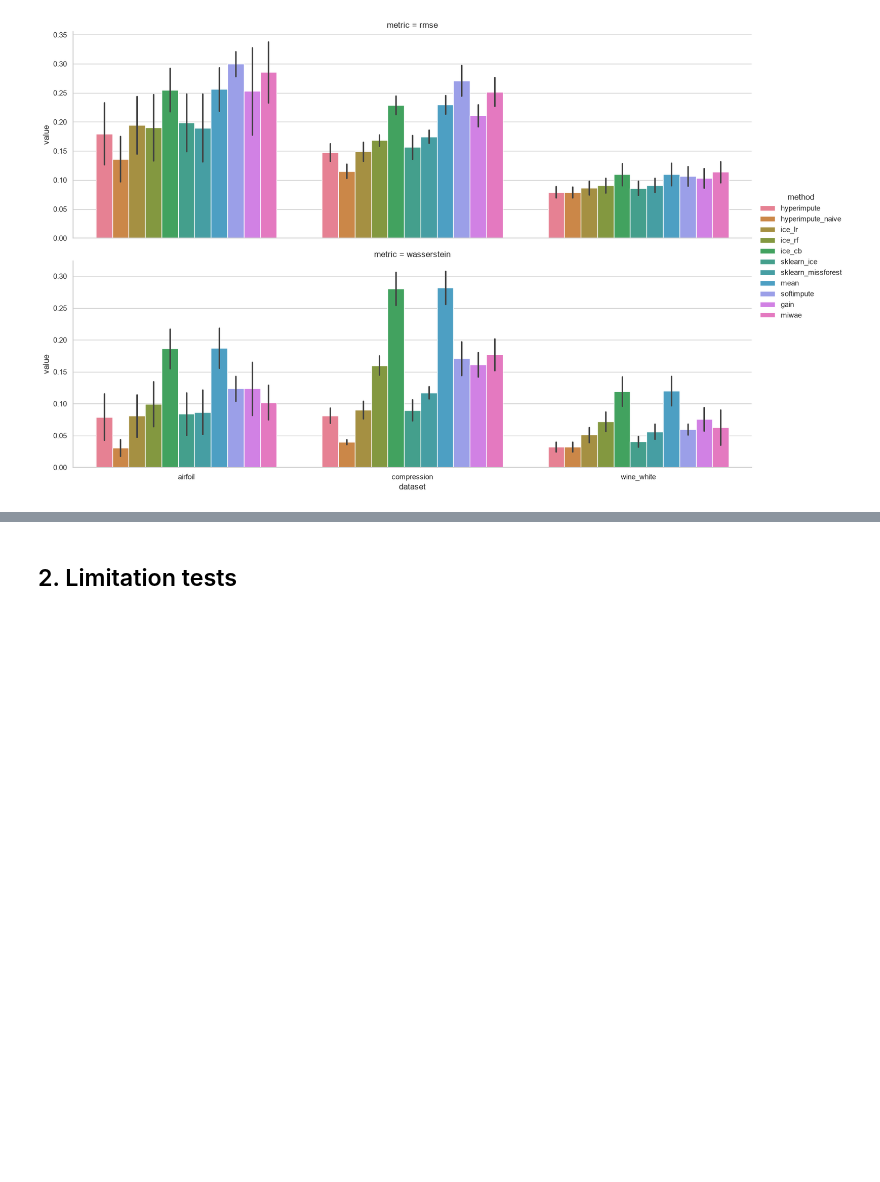
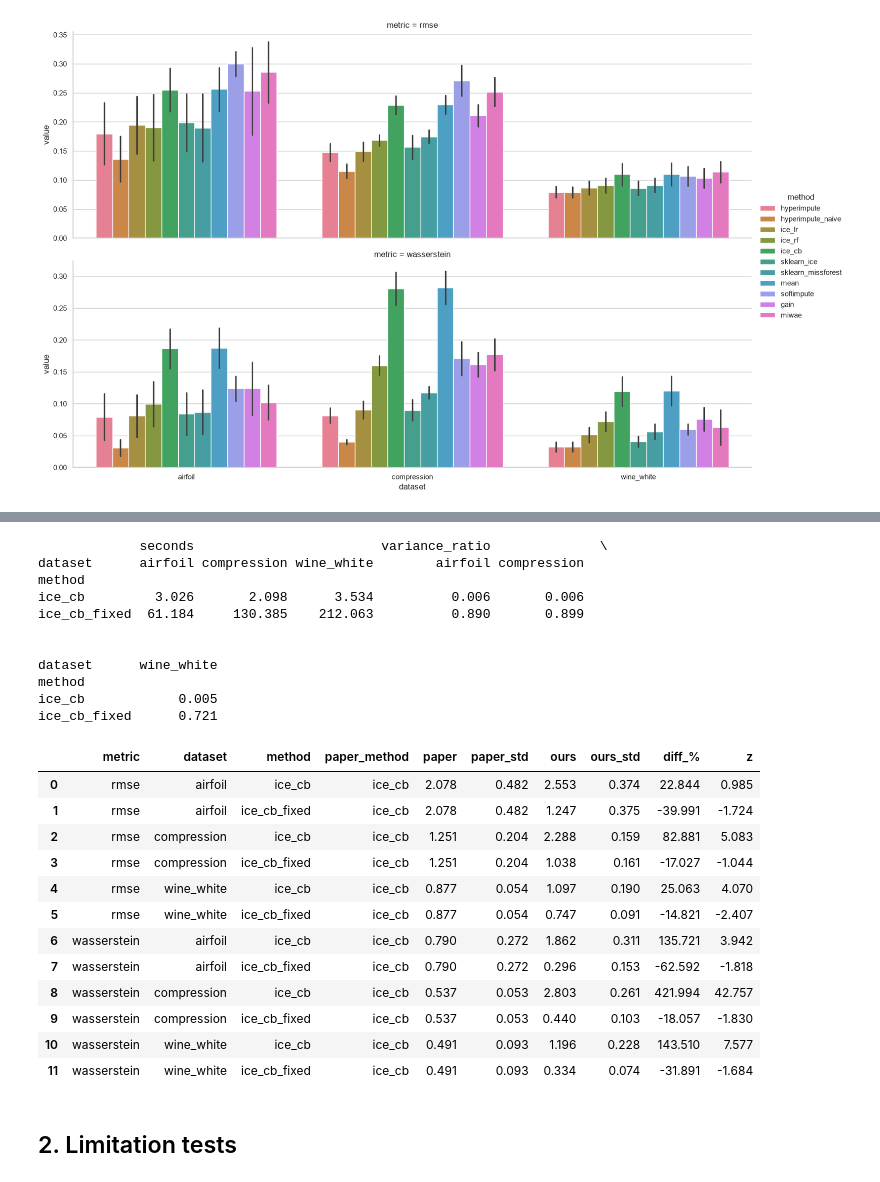
Before and after one commit to YannKleees/hyperreimpute, a Jupyter notebook: reproduction.ipynb, the cells around one changed output, grey strips where cells are left out. Drawn from its saved outputs; the diff is of its cells as text; code cells hidden in the pictures; blank space fills up the shorter version.

```diff
--- a/reproduction.ipynb
+++ b/reproduction.ipynb
@@ -53,3 +80,34 @@ main.pivot_table(["rmse", "wasserstein"], "method", "dataset").round(3)
+# %%
+cb_fixed = ex.cb_fixed_experiment()
+catboost = pd.concat([main, cb_fixed]).query("method in ['ice_cb', 'ice_cb_fixed']")
+# median seconds: a few ice_cb_fixed runs include time the laptop spent in standby
+print(catboost.pivot_table(["variance_ratio", "seconds"], "method", "dataset", aggfunc="median").round(3))
+ex.paper_comparison(catboost).round(3)
+# %% [output]
+             seconds                        variance_ratio              \
+dataset      airfoil compression wine_white        airfoil compression
+method
+ice_cb         3.026       2.098      3.534          0.006       0.006
+ice_cb_fixed  61.184     130.385    212.063          0.890       0.899
+
+
+dataset      wine_white
+method
+ice_cb            0.005
+ice_cb_fixed      0.721
+|  | metric | dataset | method | paper_method | paper | paper_std | ours | ours_std | diff_% | z |
+| 0 | rmse | airfoil | ice_cb | ice_cb | 2.078 | 0.482 | 2.553 | 0.374 | 22.844 | 0.985 |
+| 1 | rmse | airfoil | ice_cb_fixed | ice_cb | 2.078 | 0.482 | 1.247 | 0.375 | -39.991 | -1.724 |
+| 2 | rmse | compression | ice_cb | ice_cb | 1.251 | 0.204 | 2.288 | 0.159 | 82.881 | 5.083 |
+| 3 | rmse | compression | ice_cb_fixed | ice_cb | 1.251 | 0.204 | 1.038 | 0.161 | -17.027 | -1.044 |
+| 4 | rmse | wine_white | ice_cb | ice_cb | 0.877 | 0.054 | 1.097 | 0.190 | 25.063 | 4.070 |
+| 5 | rmse | wine_white | ice_cb_fixed | ice_cb | 0.877 | 0.054 | 0.747 | 0.091 | -14.821 | -2.407 |
+| 6 | wasserstein | airfoil | ice_cb | ice_cb | 0.790 | 0.272 | 1.862 | 0.311 | 135.721 | 3.942 |
+| 7 | wasserstein | airfoil | ice_cb_fixed | ice_cb | 0.790 | 0.272 | 0.296 | 0.153 | -62.592 | -1.818 |
+| 8 | wasserstein | compression | ice_cb | ice_cb | 0.537 | 0.053 | 2.803 | 0.261 | 421.994 | 42.757 |
+| 9 | wasserstein | compression | ice_cb_fixed | ice_cb | 0.537 | 0.053 | 0.440 | 0.103 | -18.057 | -1.830 |
+| 10 | wasserstein | wine_white | ice_cb | ice_cb | 0.491 | 0.093 | 1.196 | 0.228 | 143.510 | 7.577 |
+| 11 | wasserstein | wine_white | ice_cb_fixed | ice_cb | 0.491 | 0.093 | 0.334 | 0.074 | -31.891 | -1.684 |
 # %% [markdown]
 ## 2. Limitation tests
 # %% [markdown]
```
Also changed, not shown: parts of 3 cells of this notebook, 3 other files.
